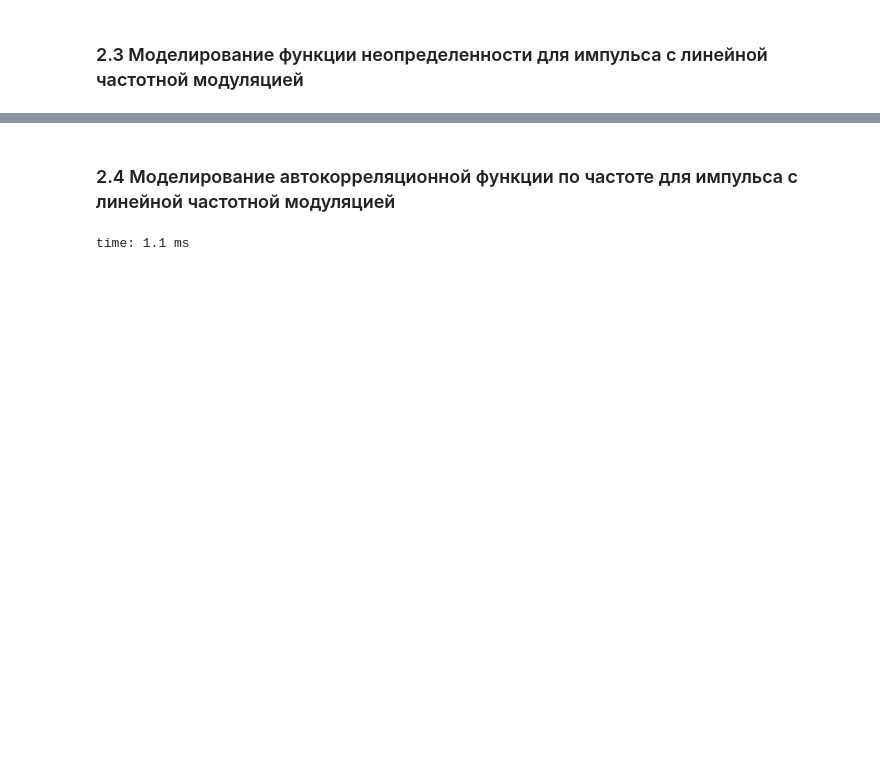
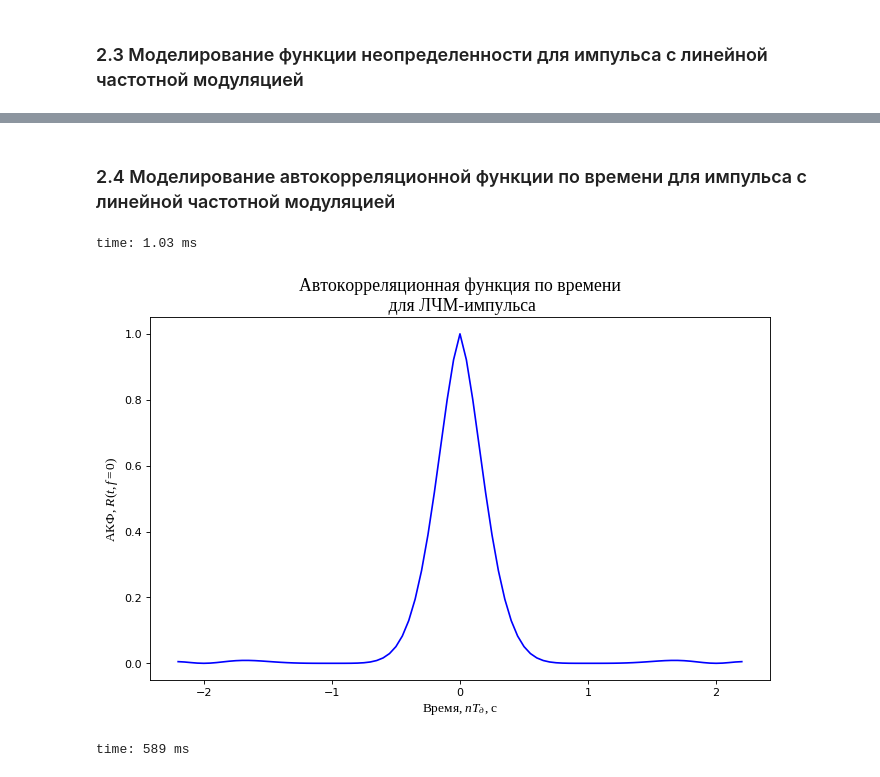
Before and after one commit to SakuraOneLove/DSP-2020, a Jupyter notebook: 4.ipynb, the cells around one changed output, grey strips where cells are left out. Saved outputs shown, nothing was run; the diff lists cells and outputs as text; code cells hidden in the pictures; blank space fills up the shorter version.

```diff
--- a/4.ipynb
+++ b/4.ipynb
@@ -276,8 +276,23 @@ time: 574 ms
 # %% [markdown]
-### 2.4 Моделирование автокорреляционной функции по частоте для импульса с линейной частотной модуляцией
+### 2.4 Моделирование автокорреляционной функции по времени для импульса с линейной частотной модуляцией
 # %%
-# Формирование автокорреляционной функции по частоте для ЛЧМ-импульса
+# Формирование автокорреляционной функции по времени для тонального
+# импульса
 
-xf = x[np.rint((fmax - fmin) / (2 * fstep)).astype(int) + 1,]   # Формирование значений
+xt = x[:,np.rint((fmax - fmin) / (2 * fstep)).astype(int)] # Формирование значений
 # %% [output]
-time: 1.1 ms
+time: 1.03 ms
+# %%
+# Формирование графика
+
+fig = plt.figure(figsize=PIC_SIZE, dpi=PIC_DENSITY) # Установка параметров графика
+plt.title("Автокорреляционная функция по времени\n \
+для ЛЧМ-импульса", fontname=fontName, fontsize=titleFontSize)   # Заголовок
+plt.xlabel(r"Время, $\mathit{nT_д}$, с", fontname=fontName, fontsize=fontSize)  # Надпись оси абсцисс
+plt.ylabel(r"АКФ, $\mathit{R(t,f=0)}$", fontname=fontName, fontsize=fontSize)   # Надпись оси ордиант
+plt.plot(t, xt, color=tColor)   # Построение графика
+
+plt.show()  # Отрисовка графика
+# %% [output]
+[figure, added]
+time: 589 ms
```
Also changed, not shown: parts of 32 cells of this notebook.
